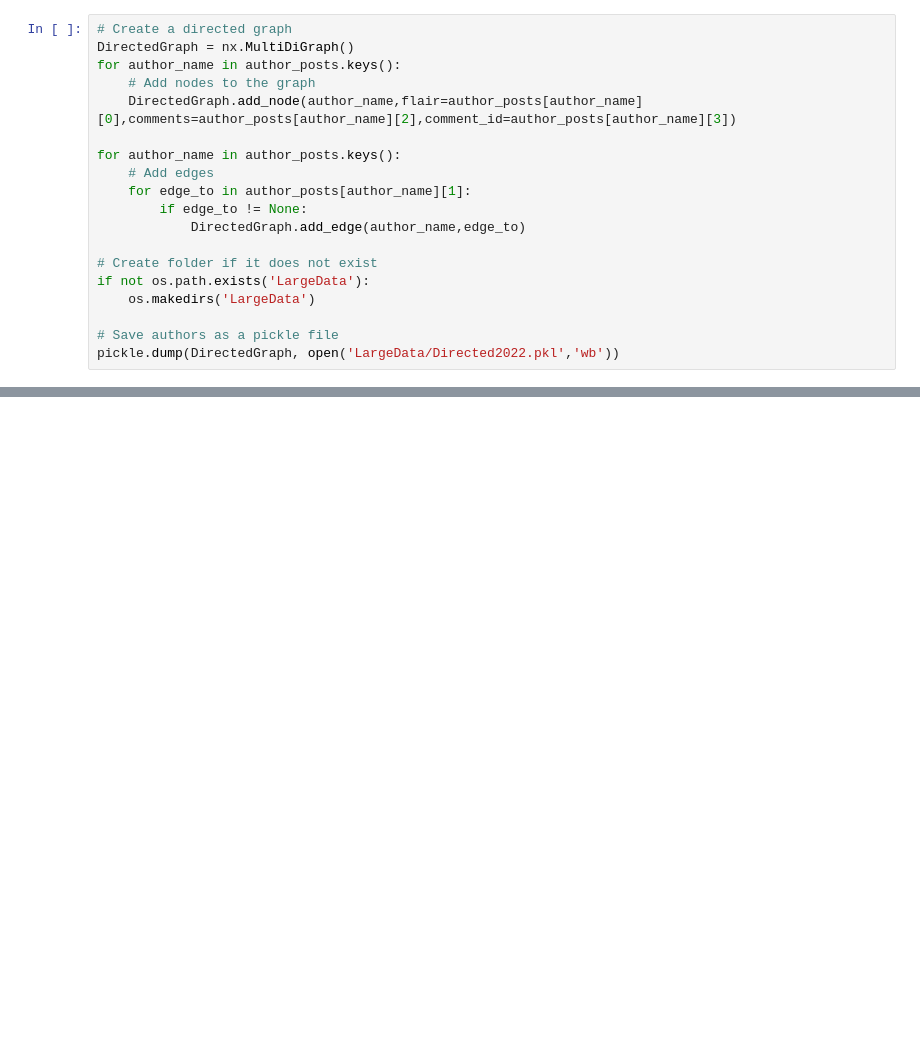
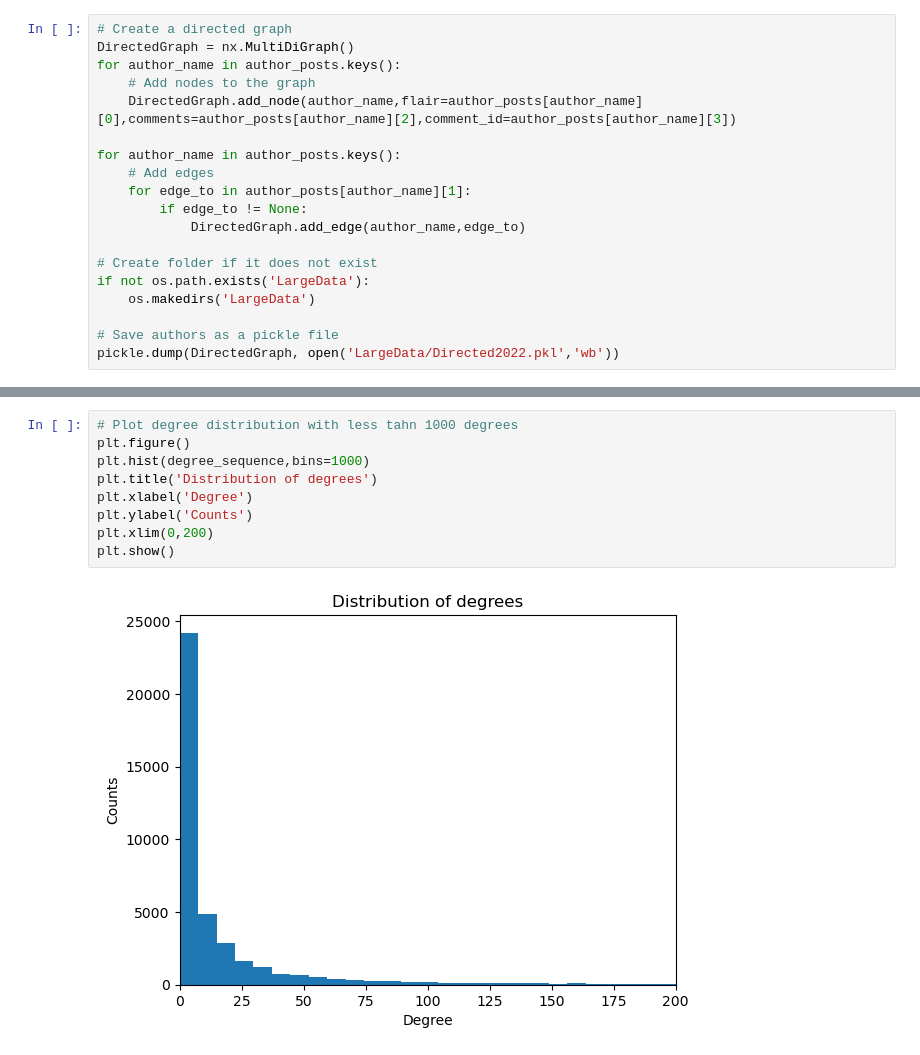
Before and after one commit to luchsonice/MBTI, a Jupyter notebook: BuildNetwork.ipynb, the cells around one changed output, grey strips where cells are left out. Saved outputs shown, nothing was run; the diff lists cells and outputs as text; blank space fills up the shorter version.

```diff
--- a/BuildNetwork.ipynb
+++ b/BuildNetwork.ipynb
@@ -53,0 +79,11 @@ pickle.dump(DirectedGraph, open('LargeData/Directed2022.pkl','wb'))
+# %%
+# Plot degree distribution with less tahn 1000 degrees
+plt.figure()
+plt.hist(degree_sequence,bins=1000)
+plt.title('Distribution of degrees')
+plt.xlabel('Degree')
+plt.ylabel('Counts')
+plt.xlim(0,200)
+plt.show()
+# %% [output]
+[figure, added]
```
Also changed, not shown: parts of 10 cells of this notebook.
